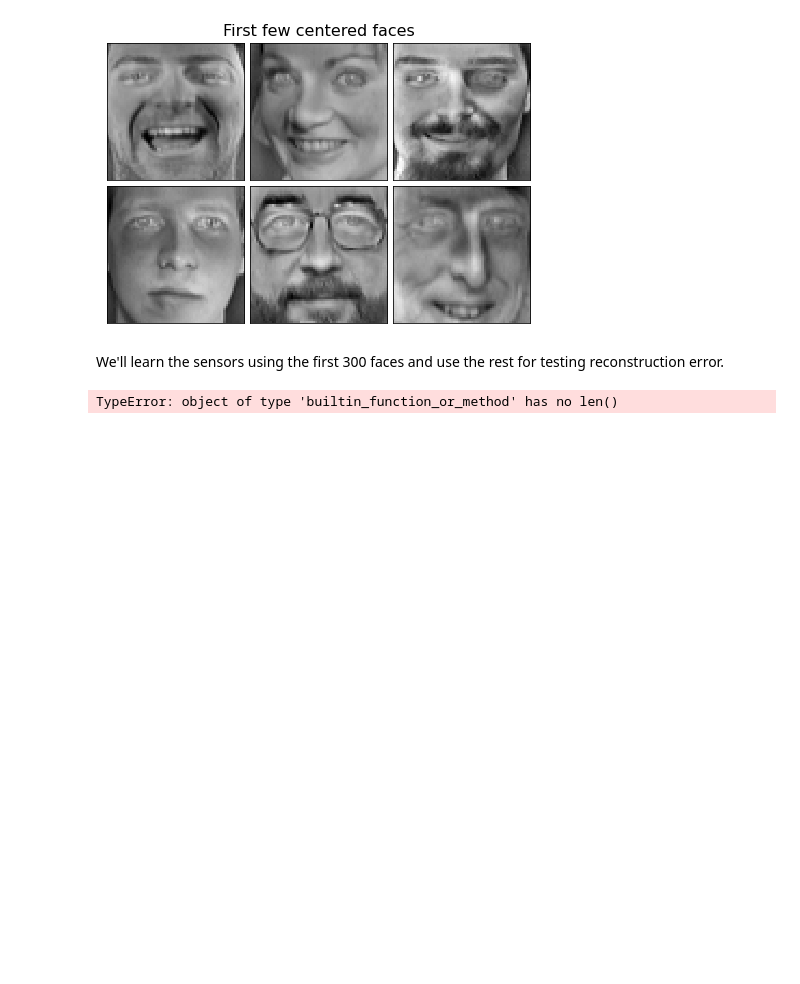
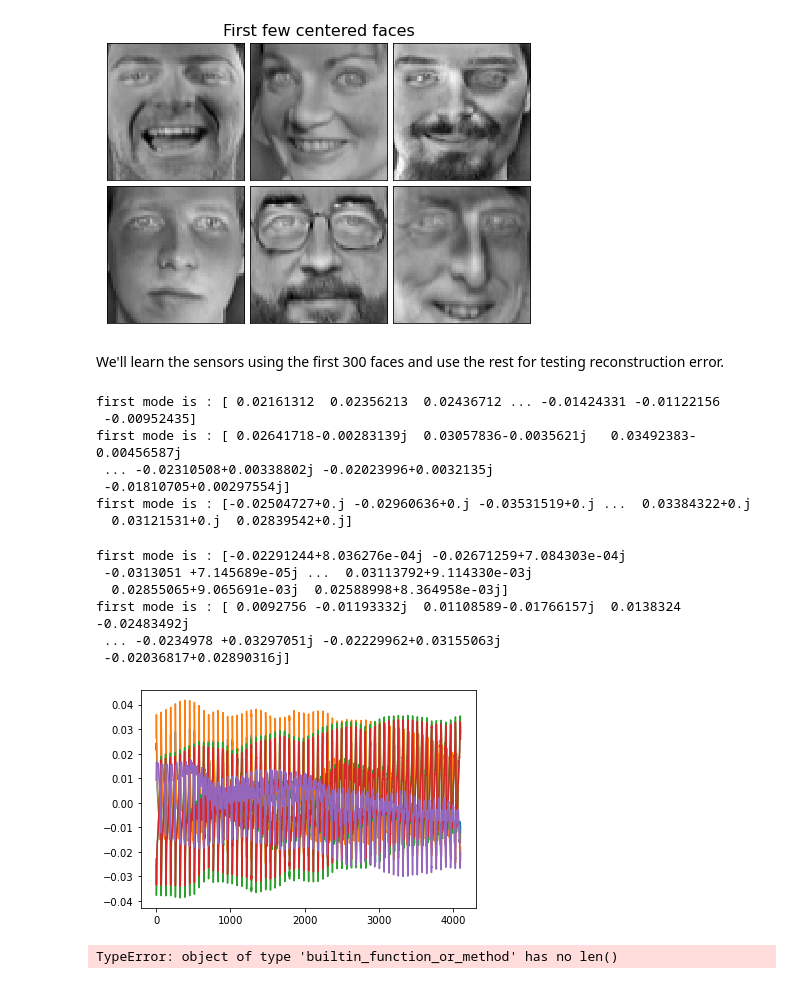
Before and after one commit to dynamicslab/pysensors, a Jupyter notebook: examples/basis_comparison-Copy1.ipynb, the cells around one changed output. Cells and saved outputs as stored; diff of their text form; code cells hidden in the pictures; blank space fills up the shorter version.

```diff
--- a/examples/basis_comparison-Copy1.ipynb
+++ b/examples/basis_comparison-Copy1.ipynb
@@ -60,6 +60,28 @@ plot_gallery("First few centered faces", X[:n_components])
 We'll learn the sensors using the first 300 faces and use the rest for testing reconstruction error.
 # %%
 X_train, X_test = X[:300], X[300:]
+# %%
+for i in range(5):
+    hodmd = HODMD(svd_rank=i+1,d=2, exact=False,opt=False)
+    hodmd.fit(X_train.T)
+    U = hodmd.modes
+    print('first mode is : {}'.format(U[:,0]))
+    plt.plot(U[:,0])
+# %% [output]
+first mode is : [ 0.02161312  0.02356213  0.02436712 ... -0.01424331 -0.01122156
+ -0.00952435]
+first mode is : [ 0.02641718-0.00283139j  0.03057836-0.0035621j   0.03492383-0.00456587j
+ ... -0.02310508+0.00338802j -0.02023996+0.0032135j
+ -0.01810705+0.00297554j]
+first mode is : [-0.02504727+0.j -0.02960636+0.j -0.03531519+0.j ...  0.03384322+0.j
+  0.03121531+0.j  0.02839542+0.j]
+first mode is : [-0.02291244+8.036276e-04j -0.02671259+7.084303e-04j
+ -0.0313051 +7.145689e-05j ...  0.03113792+9.114330e-03j
+  0.02855065+9.065691e-03j  0.02588998+8.364958e-03j]
+first mode is : [ 0.0092756 -0.01193332j  0.01108589-0.01766157j  0.0138324 -0.02483492j
+ ... -0.0234978 +0.03297051j -0.02229962+0.03155063j
+ -0.02036817+0.02890316j]
+[figure, added]
 # %%
 from pydmd import DMD,HODMD
 dmd = DMD(svd_rank=35,exact=False,opt=False)
```
Also changed, not shown: parts of 3 cells of this notebook.
